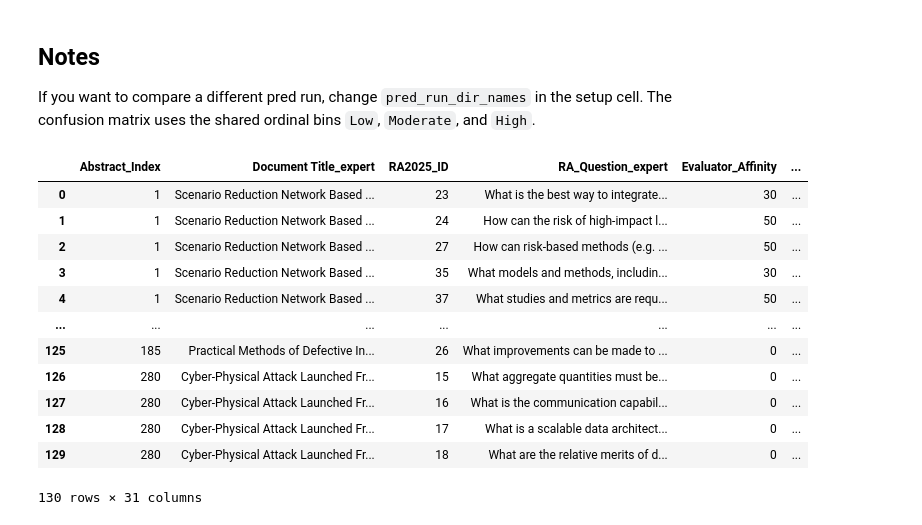
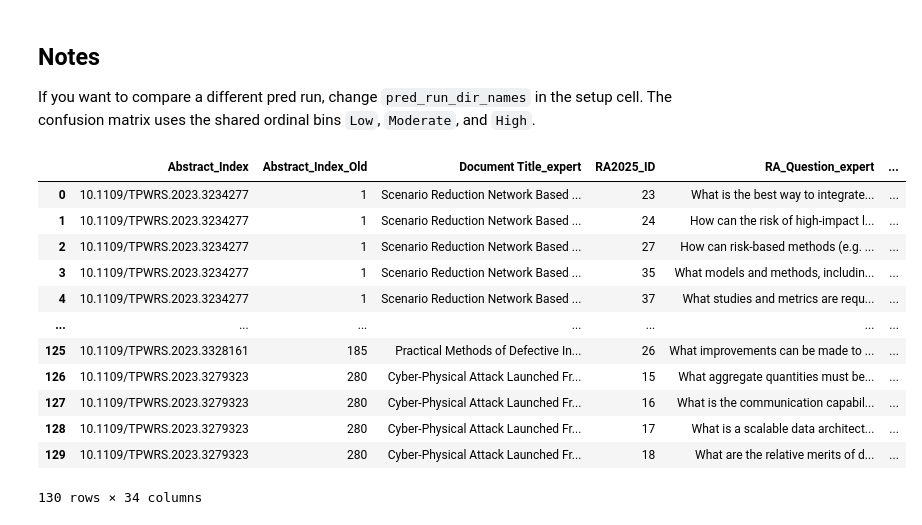
Before and after one commit to pigalleg/article-classifier, a Jupyter notebook: notebooks/11_affinity_diagnostisc_metrics_adjudicated.ipynb, the cells around one changed output. Saved outputs shown, nothing was run; the diff lists cells and outputs as text; code cells hidden in the pictures.

```diff
--- a/notebooks/11_affinity_diagnostisc_metrics_adjudicated.ipynb
+++ b/notebooks/11_affinity_diagnostisc_metrics_adjudicated.ipynb
@@ -30,9 +30,10 @@ expert_root = repo_root / "data" / "results" / "affinity_calibration"
 pred_root = repo_root / "data" / "results" / "affinity_benchmark"
 
 # expert_run_dir_names = ["20260618_Mark_batch1_v2"]
-expert_run_dir_names = ["20260618_Mark_batch1_v3"]
+expert_run_dir_names = ["20260618_Mark_batch1_v4"]
 # pred_run_dir_names = ["20260422_212121_1", "20260422_212121_4","20260422_212121_3"]
-pred_run_dir_names = ["20260625_140659"]
+# pred_run_dir_names = ["20260713_143513"]
+pred_run_dir_names = ["20260721_124821"]
 expert_input_filename = "calibration_abstract_question_affinities.csv"
 pred_input_filename = "adjudicated_ra_affinities.csv"
 
@@ -44,7 +45,7 @@ expert_label_col = "Evaluator_Affinity_Level"
 pred_score_col = "Final_Affinity"
 
 # Optional metric 5 inputs.
-agreement_strength_col = "agreement_max"
+agreement_strength_col = "agreement_mean"#"agreement_mean"
 panel_vote_cols = []
 
 
@@ -325,18 +390,18 @@ if work is not None:
 
 If you want to compare a different pred run, change `pred_run_dir_names` in the setup cell. The confusion matrix uses the shared ordinal bins `Low`, `Moderate`, and `High`.
 # %%
-merged_df
+clean_df
 # %% [output]
-|  | Abstract_Index | Document Title_expert | RA2025_ID | RA_Question_expert | Evaluator_Affinity | ... |
-| 0 | 1 | Scenario Reduction Network Based ... | 23 | What is the best way to integrate... | 30 | ... |
-| 1 | 1 | Scenario Reduction Network Based ... | 24 | How can the risk of high-impact l... | 50 | ... |
-| 2 | 1 | Scenario Reduction Network Based ... | 27 | How can risk-based methods (e.g. ... | 50 | ... |
-| 3 | 1 | Scenario Reduction Network Based ... | 35 | What models and methods, includin... | 30 | ... |
-| 4 | 1 | Scenario Reduction Network Based ... | 37 | What studies and metrics are requ... | 50 | ... |
+|  | Abstract_Index | Abstract_Index_Old | Document Title_expert | RA2025_ID | RA_Question_expert | ... |
+| 0 | 10.1109/TPWRS.2023.3234277 | 1 | Scenario Reduction Network Based ... | 23 | What is the best way to integrate... | ... |
+| 1 | 10.1109/TPWRS.2023.3234277 | 1 | Scenario Reduction Network Based ... | 24 | How can the risk of high-impact l... | ... |
+| 2 | 10.1109/TPWRS.2023.3234277 | 1 | Scenario Reduction Network Based ... | 27 | How can risk-based methods (e.g. ... | ... |
+| 3 | 10.1109/TPWRS.2023.3234277 | 1 | Scenario Reduction Network Based ... | 35 | What models and methods, includin... | ... |
+| 4 | 10.1109/TPWRS.2023.3234277 | 1 | Scenario Reduction Network Based ... | 37 | What studies and metrics are requ... | ... |
 | ... | ... | ... | ... | ... | ... | ... |
-| 125 | 185 | Practical Methods of Defective In... | 26 | What improvements can be made to ... | 0 | ... |
-| 126 | 280 | Cyber-Physical Attack Launched Fr... | 15 | What aggregate quantities must be... | 0 | ... |
-| 127 | 280 | Cyber-Physical Attack Launched Fr... | 16 | What is the communication capabil... | 0 | ... |
-| 128 | 280 | Cyber-Physical Attack Launched Fr... | 17 | What is a scalable data architect... | 0 | ... |
-| 129 | 280 | Cyber-Physical Attack Launched Fr... | 18 | What are the relative merits of d... | 0 | ... |
+| 125 | 10.1109/TPWRS.2023.3328161 | 185 | Practical Methods of Defective In... | 26 | What improvements can be made to ... | ... |
+| 126 | 10.1109/TPWRS.2023.3279323 | 280 | Cyber-Physical Attack Launched Fr... | 15 | What aggregate quantities must be... | ... |
+| 127 | 10.1109/TPWRS.2023.3279323 | 280 | Cyber-Physical Attack Launched Fr... | 16 | What is the communication capabil... | ... |
+| 128 | 10.1109/TPWRS.2023.3279323 | 280 | Cyber-Physical Attack Launched Fr... | 17 | What is a scalable data architect... | ... |
+| 129 | 10.1109/TPWRS.2023.3279323 | 280 | Cyber-Physical Attack Launched Fr... | 18 | What are the relative merits of d... | ... |
-130 rows × 31 columns
+130 rows × 34 columns
```
Also changed, not shown: parts of 9 cells of this notebook, 4 other files.
